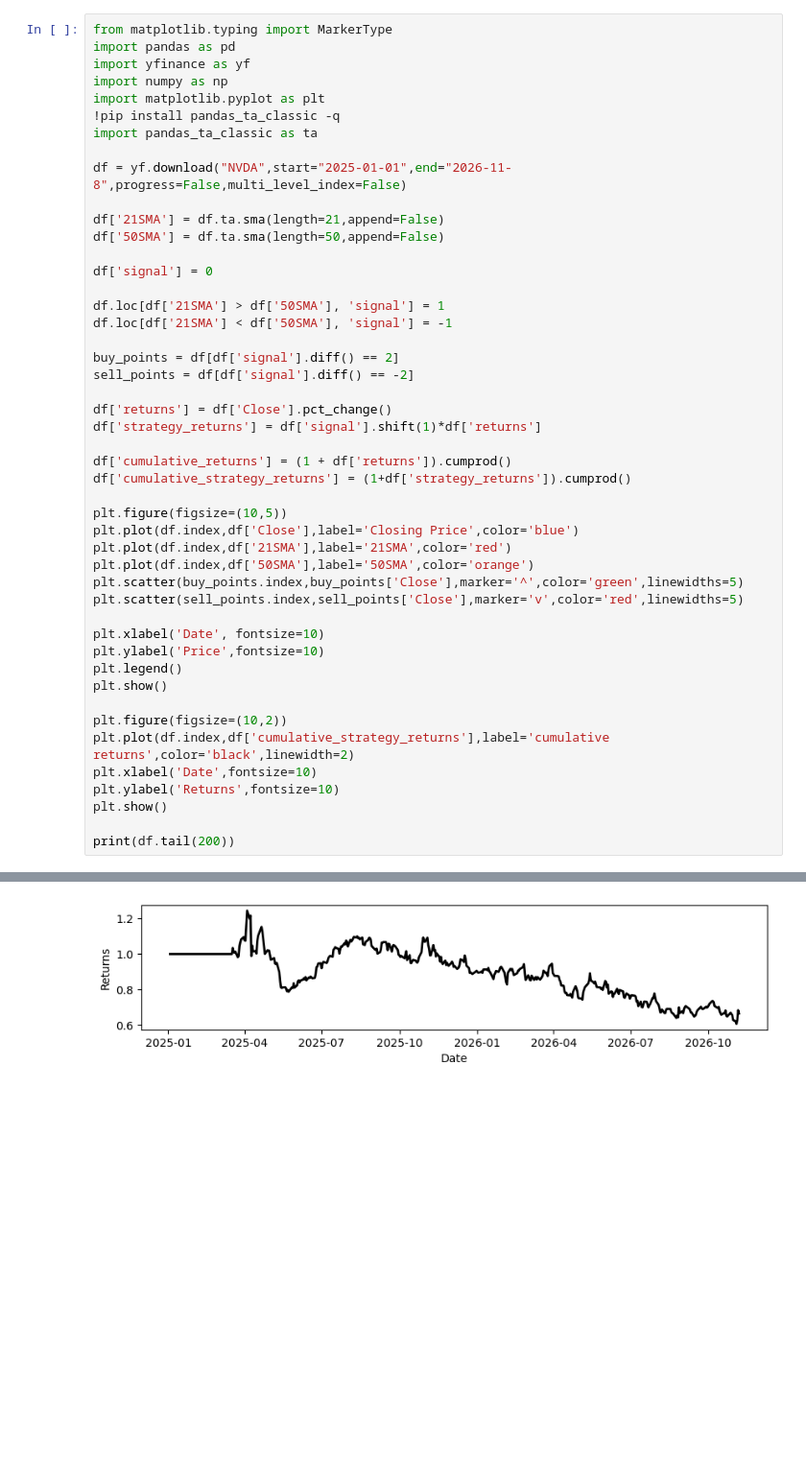
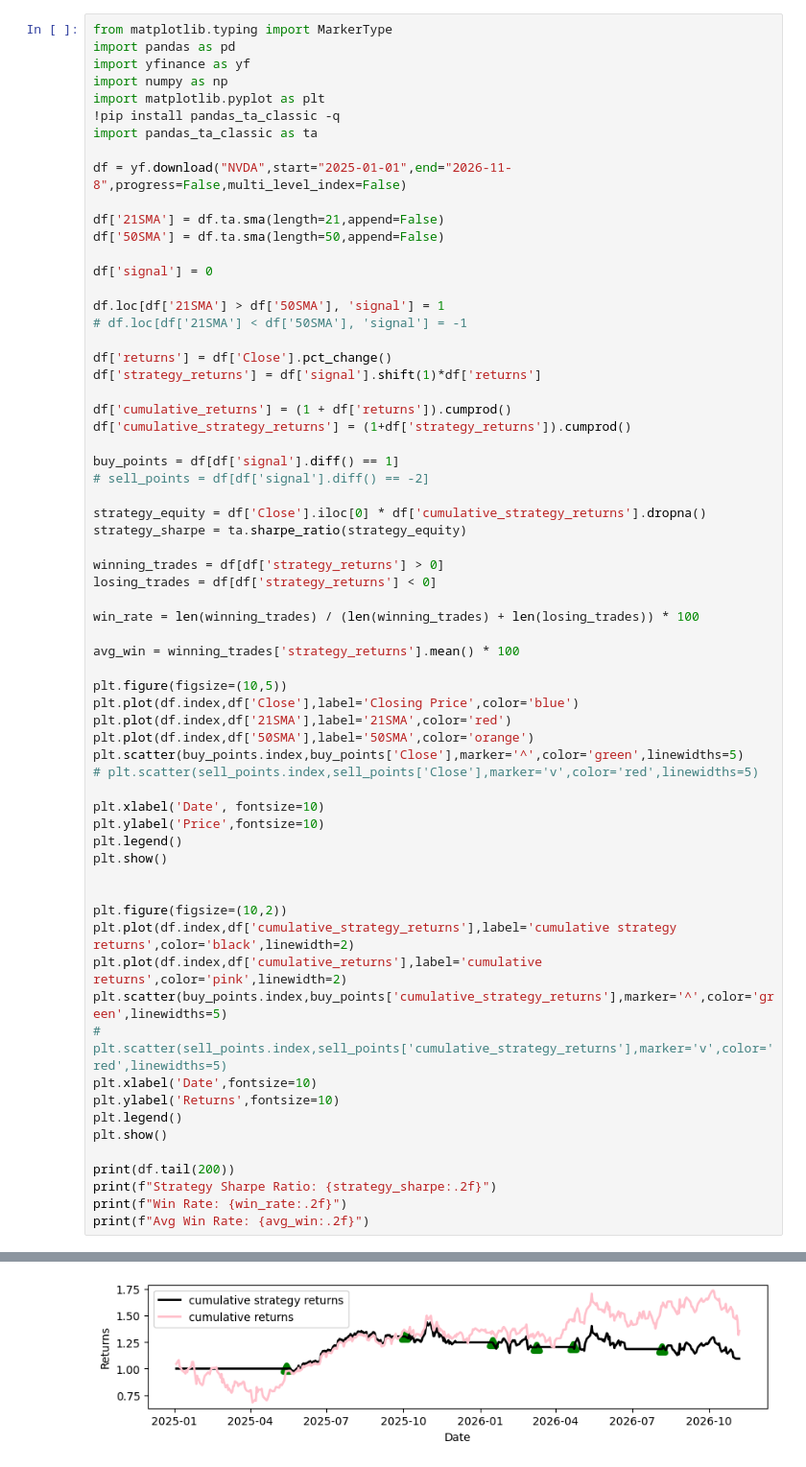
Before and after one commit to dramaticforyouenjoy-sudo/RIT-Trading-Competition-2026, a Jupyter notebook: Performance_Returns_For_SMA_Cross.ipynb, the cells around one changed output, grey strips where cells are left out. Shown at 96% size. Cells and saved outputs as stored; diff of their text form; blank space fills up the shorter version.

```diff
--- a/Performance_Returns_For_SMA_Cross.ipynb
+++ b/Performance_Returns_For_SMA_Cross.ipynb
@@ -17,10 +17,7 @@ df['50SMA'] = df.ta.sma(length=50,append=False)
 df['signal'] = 0
 
 df.loc[df['21SMA'] > df['50SMA'], 'signal'] = 1
-df.loc[df['21SMA'] < df['50SMA'], 'signal'] = -1
-
-buy_points = df[df['signal'].diff() == 2]
-sell_points = df[df['signal'].diff() == -2]
+# df.loc[df['21SMA'] < df['50SMA'], 'signal'] = -1
 
 df['returns'] = df['Close'].pct_change()
 df['strategy_returns'] = df['signal'].shift(1)*df['returns']
@@ -28,23 +25,44 @@ df['strategy_returns'] = df['signal'].shift(1)*df['returns']
 df['cumulative_returns'] = (1 + df['returns']).cumprod()
 df['cumulative_strategy_returns'] = (1+df['strategy_returns']).cumprod()
 
+buy_points = df[df['signal'].diff() == 1]
+# sell_points = df[df['signal'].diff() == -2]
+
+strategy_equity = df['Close'].iloc[0] * df['cumulative_strategy_returns'].dropna()
+strategy_sharpe = ta.sharpe_ratio(strategy_equity)
+
+winning_trades = df[df['strategy_returns'] > 0]
+losing_trades = df[df['strategy_returns'] < 0]
+
+win_rate = len(winning_trades) / (len(winning_trades) + len(losing_trades)) * 100
+
+avg_win = winning_trades['strategy_returns'].mean() * 100
+
 plt.figure(figsize=(10,5))
 plt.plot(df.index,df['Close'],label='Closing Price',color='blue')
 plt.plot(df.index,df['21SMA'],label='21SMA',color='red')
 plt.plot(df.index,df['50SMA'],label='50SMA',color='orange')
 plt.scatter(buy_points.index,buy_points['Close'],marker='^',color='green',linewidths=5)
-plt.scatter(sell_points.index,sell_points['Close'],marker='v',color='red',linewidths=5)
+# plt.scatter(sell_points.index,sell_points['Close'],marker='v',color='red',linewidths=5)
 
 plt.xlabel('Date', fontsize=10)
 plt.ylabel('Price',fontsize=10)
 plt.legend()
 plt.show()
 
+
 plt.figure(figsize=(10,2))
-plt.plot(df.index,df['cumulative_strategy_returns'],label='cumulative returns',color='black',linewidth=2)
+plt.plot(df.index,df['cumulative_strategy_returns'],label='cumulative strategy returns',color='black',linewidth=2)
+plt.plot(df.index,df['cumulative_returns'],label='cumulative returns',color='pink',linewidth=2)
+plt.scatter(buy_points.index,buy_points['cumulative_strategy_returns'],marker='^',color='green',linewidths=5)
+# plt.scatter(sell_points.index,sell_points['cumulative_strategy_returns'],marker='v',color='red',linewidths=5)
 plt.xlabel('Date',fontsize=10)
 plt.ylabel('Returns',fontsize=10)
+plt.legend()
 plt.show()
 
 print(df.tail(200))
+print(f"Strategy Sharpe Ratio: {strategy_sharpe:.2f}")
+print(f"Win Rate: {win_rate:.2f}")
+print(f"Avg Win Rate: {avg_win:.2f}")
 # %% [output]
@@ -52,4 +70,4 @@ print(df.tail(200))
-[figure, old version]
+[figure, new version]
                  Close        High         Low        Open     Volume  \
 Date
 2026-01-23  187.231873  189.157375  186.383866  187.062271  142748100
```
Also changed, not shown: parts of 1 cell of this notebook.
